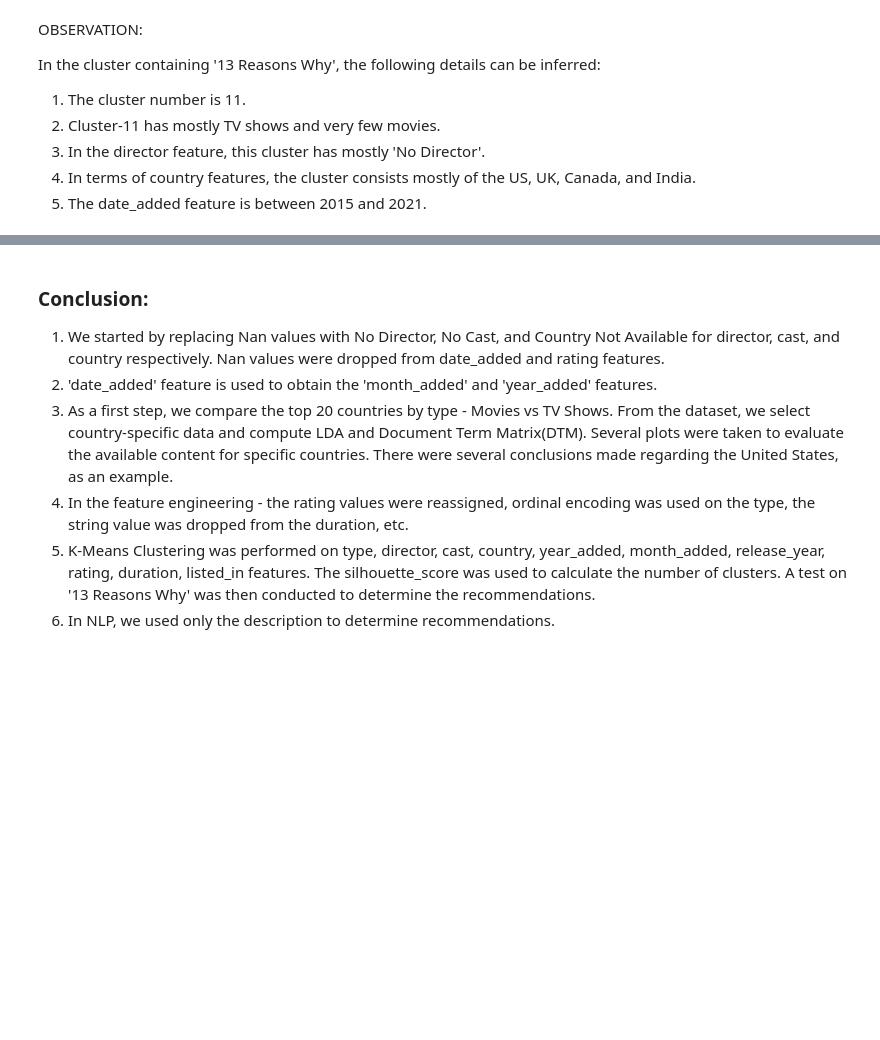
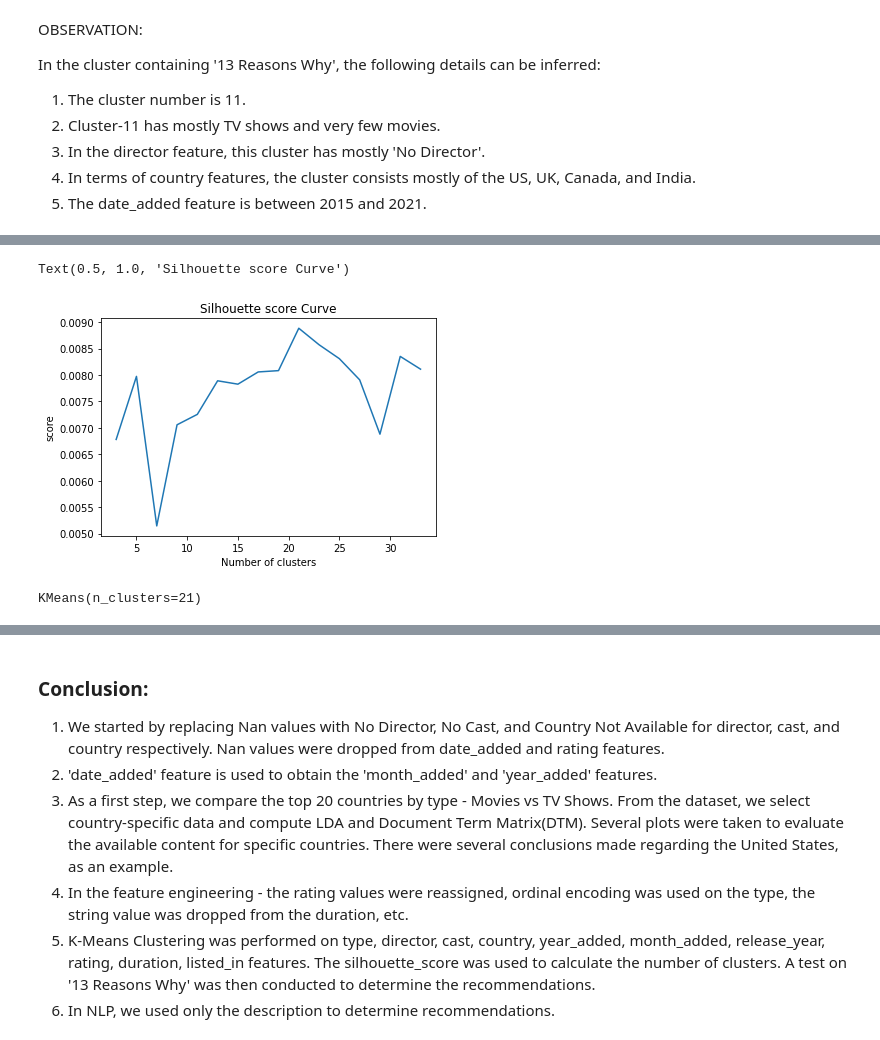
Before and after one commit to bhavya-v-sudo/NETFLIX-MOVIES-AND-TV-SHOWS-CLUSTERING, a Jupyter notebook: NETFLIX_MOVIES_AND_TV_SHOWS_CLUSTERING.ipynb, the cells around one changed output, grey strips where cells are left out. Cells and saved outputs as stored; diff of their text form; code cells hidden in the pictures; blank space fills up the shorter version.

```diff
--- a/NETFLIX_MOVIES_AND_TV_SHOWS_CLUSTERING.ipynb
+++ b/NETFLIX_MOVIES_AND_TV_SHOWS_CLUSTERING.ipynb
@@ -1196,0 +1297,29 @@ In the cluster containing '13 Reasons Why', the following details can be inferre
+# %%
+# silhouette score
+from sklearn.metrics import silhouette_score
+silhouettescore = []
+for i in range(3, 35, 2):
+  kmeans = KMeans(n_clusters = i, init = 'k-means++', random_state = 42)
+  kmeans.fit(array)
+  silhouettescore.append(silhouette_score(array, kmeans.labels_))
+# %%
+import matplotlib.pyplot as plt
+plt.plot(range(3, 35, 2), silhouettescore)
+
+# naming the x axis
+plt.xlabel('Number of clusters')
+# naming the y axis
+plt.ylabel('score')
+
+# giving a title to my graph
+plt.title('Silhouette score Curve')
+# %% [output]
+Text(0.5, 1.0, 'Silhouette score Curve')
+[figure, added]
+# %%
+# fitting the k means algorithm on lower features
+
+kmeans= KMeans(n_clusters=21, init= 'k-means++')
+kmeans.fit(array)
+# %% [output]
+KMeans(n_clusters=21)
```
Also changed, not shown: parts of 44 cells of this notebook.
